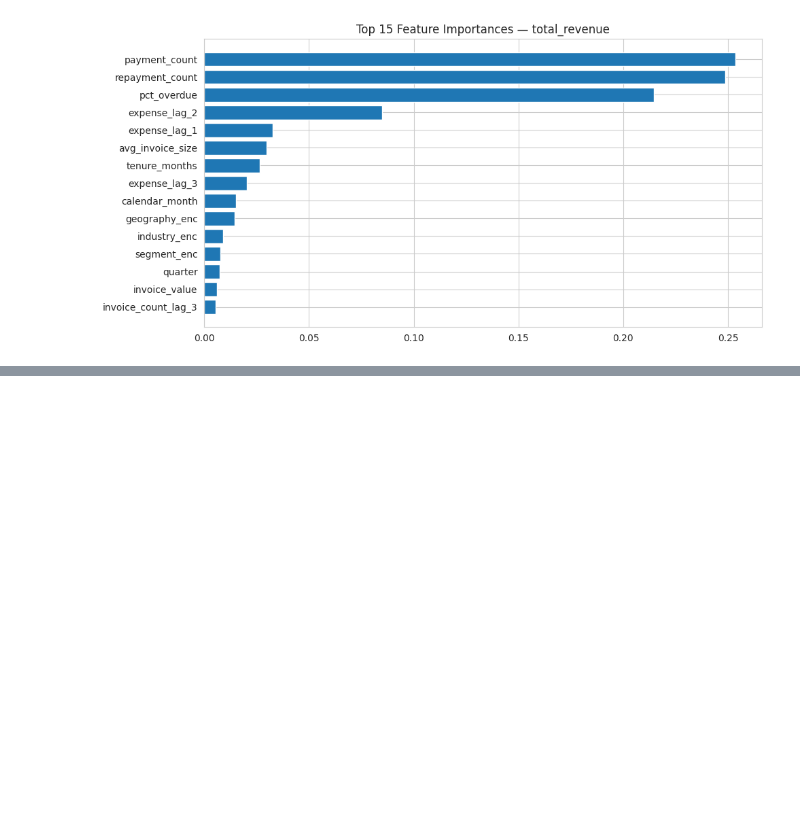
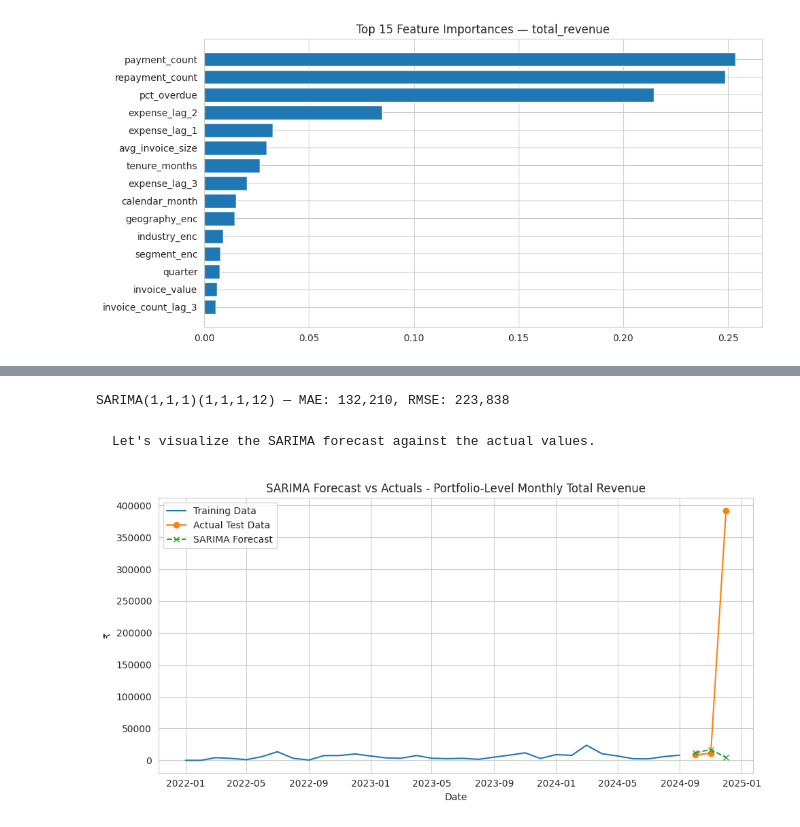
Before and after one commit to Bibhuti-MLAI/Time-Series-Forcasting, a Jupyter notebook: Revenue_Forcasting.ipynb, the cells around one changed output, grey strips where cells are left out. Cells and saved outputs as stored; diff of their text form; code cells hidden in the pictures; blank space fills up the shorter version.

````diff
--- a/Revenue_Forcasting.ipynb
+++ b/Revenue_Forcasting.ipynb
@@ -732,0 +905,31 @@ plt.show()
+# %%
+from statsmodels.tsa.statespace.sarimax import SARIMAX
+
+sarima_model = SARIMAX(ts_train, order=(1, 1, 1), seasonal_order=(1, 1, 1, 12),
+                        enforce_stationarity=False, enforce_invertibility=False)
+sarima_fit = sarima_model.fit(disp=False)
+sarima_forecast = sarima_fit.forecast(steps=3)
+sarima_forecast = sarima_forecast.clip(lower=0)
+
+sarima_mae = np.mean(np.abs(ts_test.values - sarima_forecast.values))
+sarima_rmse = np.sqrt(np.mean((ts_test.values - sarima_forecast.values) ** 2))
+print(f"SARIMA(1,1,1)(1,1,1,12) — MAE: {sarima_mae:,.0f}, RMSE: {sarima_rmse:,.0f}")
+# %% [output]
+SARIMA(1,1,1)(1,1,1,12) — MAE: 132,210, RMSE: 223,838
+# %% [markdown]
+```markdown
+Let's visualize the SARIMA forecast against the actual values.
+```
+# %%
+plt.figure(figsize=(10, 5))
+plt.plot(ts_train.index, ts_train.values, label='Training Data')
+plt.plot(ts_test.index, ts_test.values, label='Actual Test Data', marker='o')
+plt.plot(sarima_forecast.index, sarima_forecast.values, label='SARIMA Forecast', linestyle='--', marker='x')
+plt.title('SARIMA Forecast vs Actuals - Portfolio-Level Monthly Total Revenue')
+plt.xlabel('Date')
+plt.ylabel('₹')
+plt.legend()
+plt.tight_layout()
+plt.show()
+# %% [output]
+[figure, added]
````
Also changed, not shown: parts of 16 cells of this notebook.
